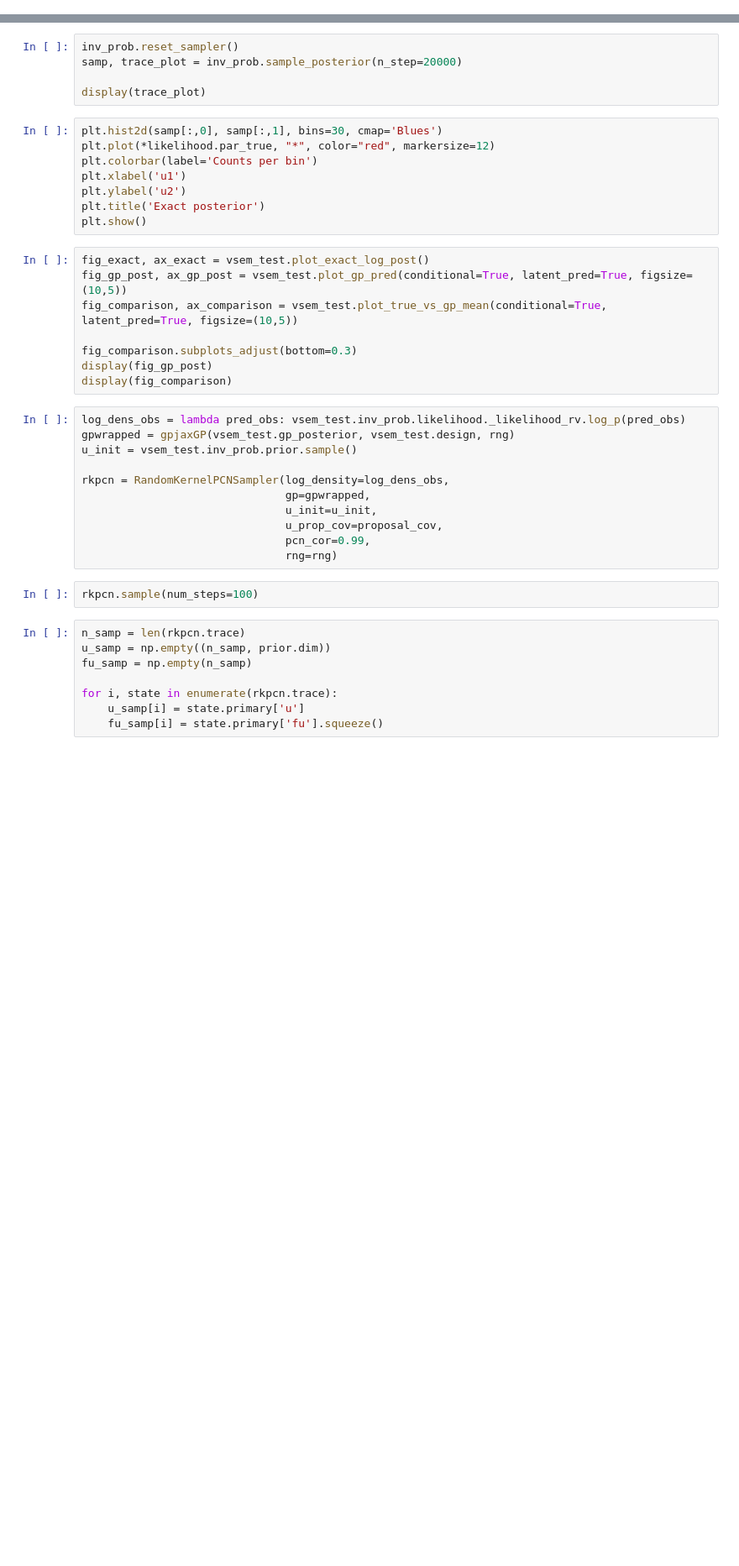
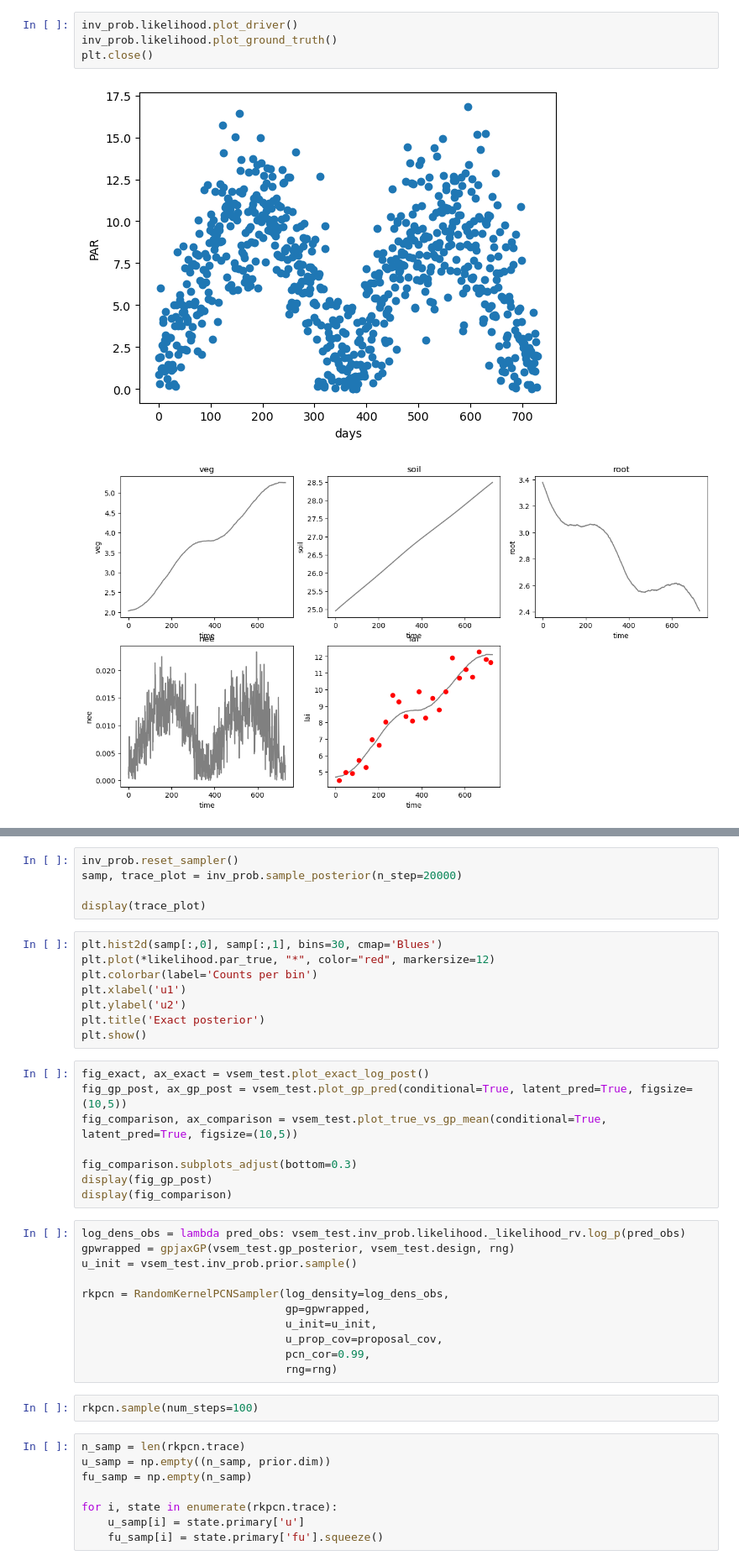
Before and after one commit to arob5/Bayesian-inference-with-surrogates, a Jupyter notebook: experiments/vsem/vsem_experiment.ipynb, the cells around one changed output, grey strips where cells are left out. Shown at 84% size. Drawn from its saved outputs; the diff is of its cells as text; blank space fills up the shorter version.

```diff
--- a/experiments/vsem/vsem_experiment.ipynb
+++ b/experiments/vsem/vsem_experiment.ipynb
@@ -59,0 +87,7 @@ plt.close()
+# %%
+inv_prob.likelihood.plot_driver()
+inv_prob.likelihood.plot_ground_truth()
+plt.close()
+# %% [output]
+[figure, added]
+[figure, added]
```
Also changed, not shown: parts of 18 cells of this notebook, 2 other files.
